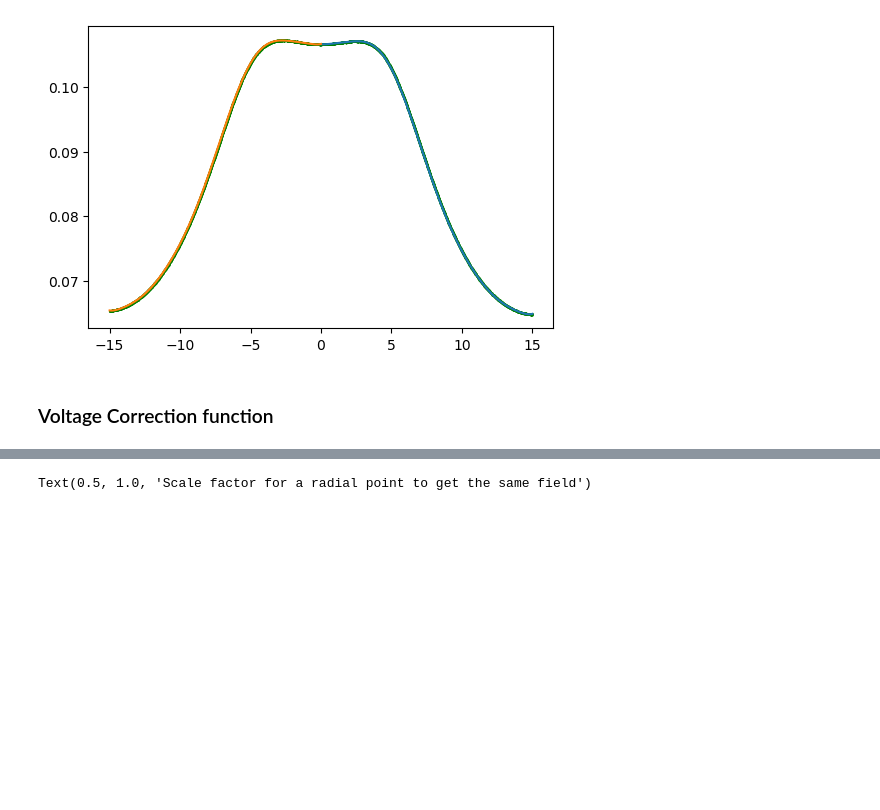
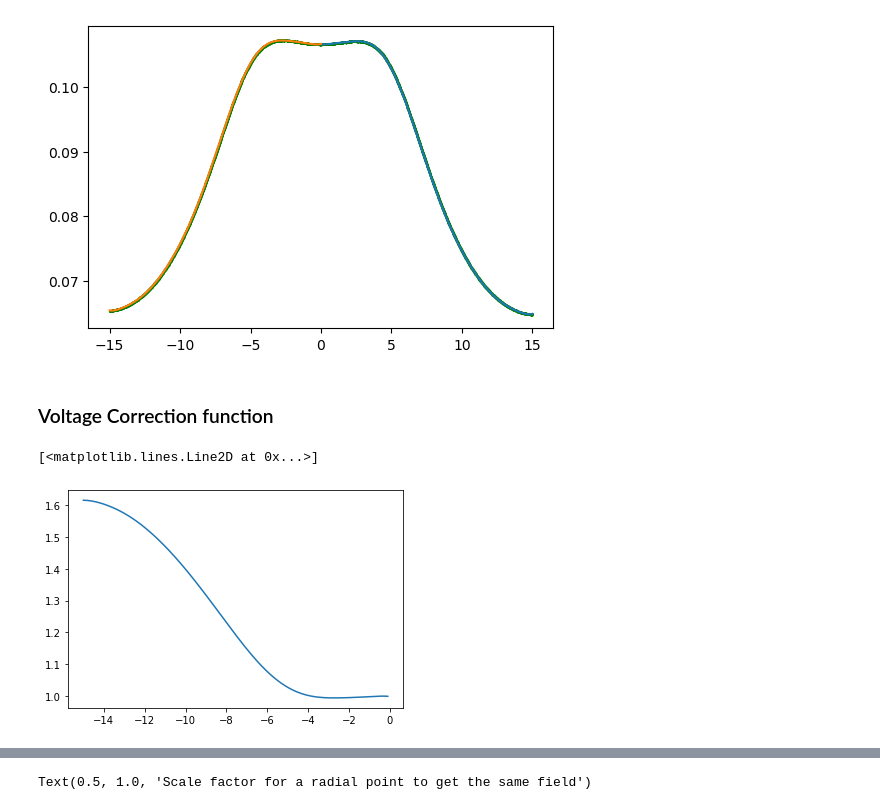
Before and after one commit to jeraldtm/Icarus, a Jupyter notebook: icarus_calib_shims.ipynb, the cells around one changed output, grey strips where cells are left out. Cells and saved outputs as stored; diff of their text form; code cells hidden in the pictures; blank space fills up the shorter version.

```diff
--- a/icarus_calib_shims.ipynb
+++ b/icarus_calib_shims.ipynb
@@ -217 +215,6 @@ vcorr_vn_rp()
+# %%
+plt.plot(Rpts_n, vcorr_vn_rn(Rpts_n))
+# %% [output]
+[<matplotlib.lines.Line2D at 0x...>]
+[figure, added]
 # %%
```
Also changed, not shown: parts of 6 cells of this notebook, 1 other file.
